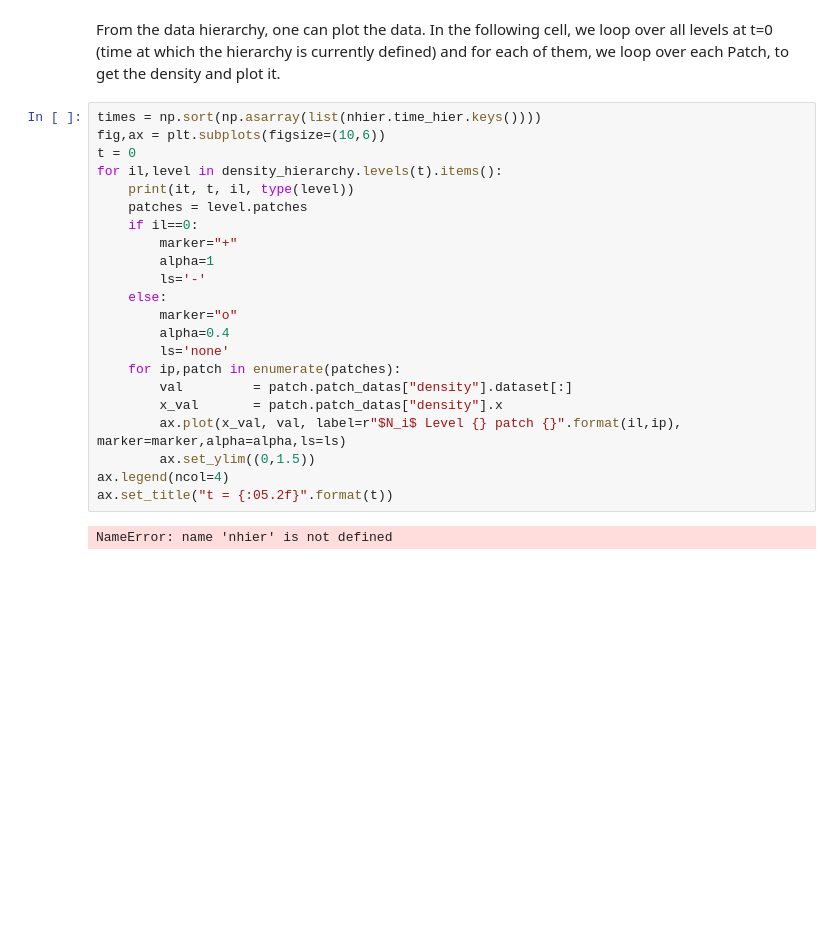
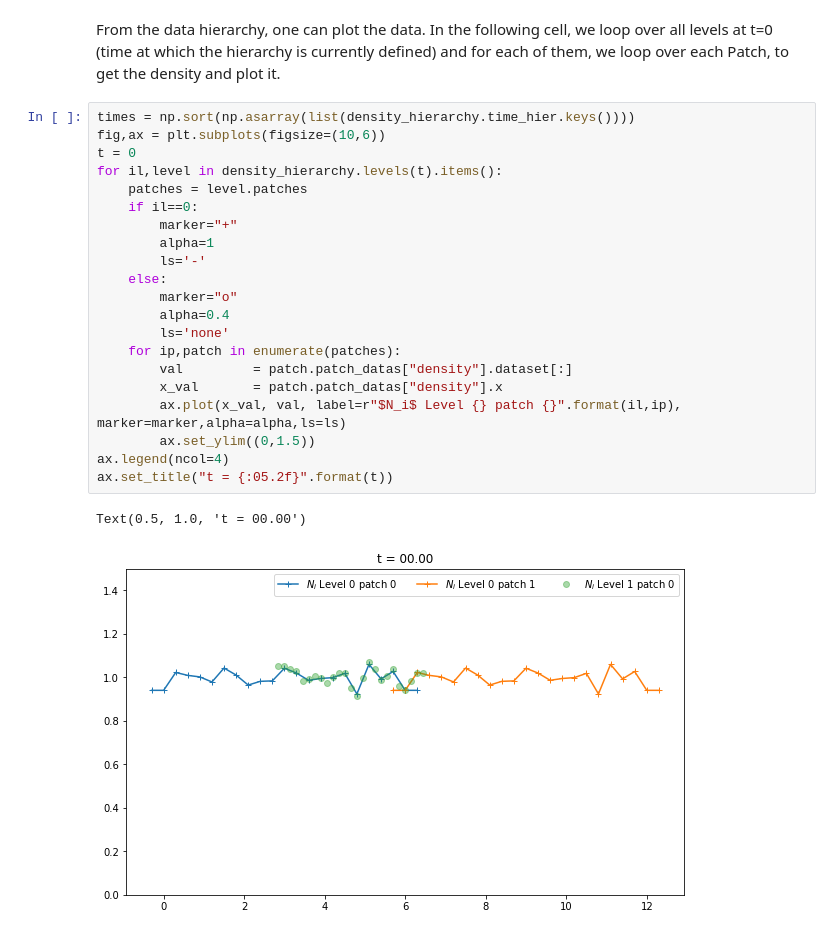
Before and after one commit to nicolasaunai/initphare, a Jupyter notebook: initialization.ipynb, the cells around one changed output. Cells and saved outputs as stored; diff of their text form; blank space fills up the shorter version.

```diff
--- a/initialization.ipynb
+++ b/initialization.ipynb
@@ -161,26 +161,26 @@ density_hierarchy.plot()
 From the data hierarchy, one can plot the data.
 In the following cell, we loop over all levels at t=0 (time at which the hierarchy is currently defined) and for each of them, we loop over each Patch, to get the density and plot it.
 # %%
-times = np.sort(np.asarray(list(nhier.time_hier.keys())))
+times = np.sort(np.asarray(list(density_hierarchy.time_hier.keys())))
 fig,ax = plt.subplots(figsize=(10,6))
 t = 0
 for il,level in density_hierarchy.levels(t).items():
-    print(it, t, il, type(level))
     patches = level.patches
     if il==0:
         marker="+"
         alpha=1
         ls='-'
     else:
         marker="o"
         alpha=0.4
         ls='none'
     for ip,patch in enumerate(patches):
         val         = patch.patch_datas["density"].dataset[:]
         x_val       = patch.patch_datas["density"].x
         ax.plot(x_val, val, label=r"$N_i$ Level {} patch {}".format(il,ip), marker=marker,alpha=alpha,ls=ls)
         ax.set_ylim((0,1.5))
 ax.legend(ncol=4)
 ax.set_title("t = {:05.2f}".format(t))
 # %% [output]
-NameError: name 'nhier' is not defined
+Text(0.5, 1.0, 't = 00.00')
+[figure, added]
```
